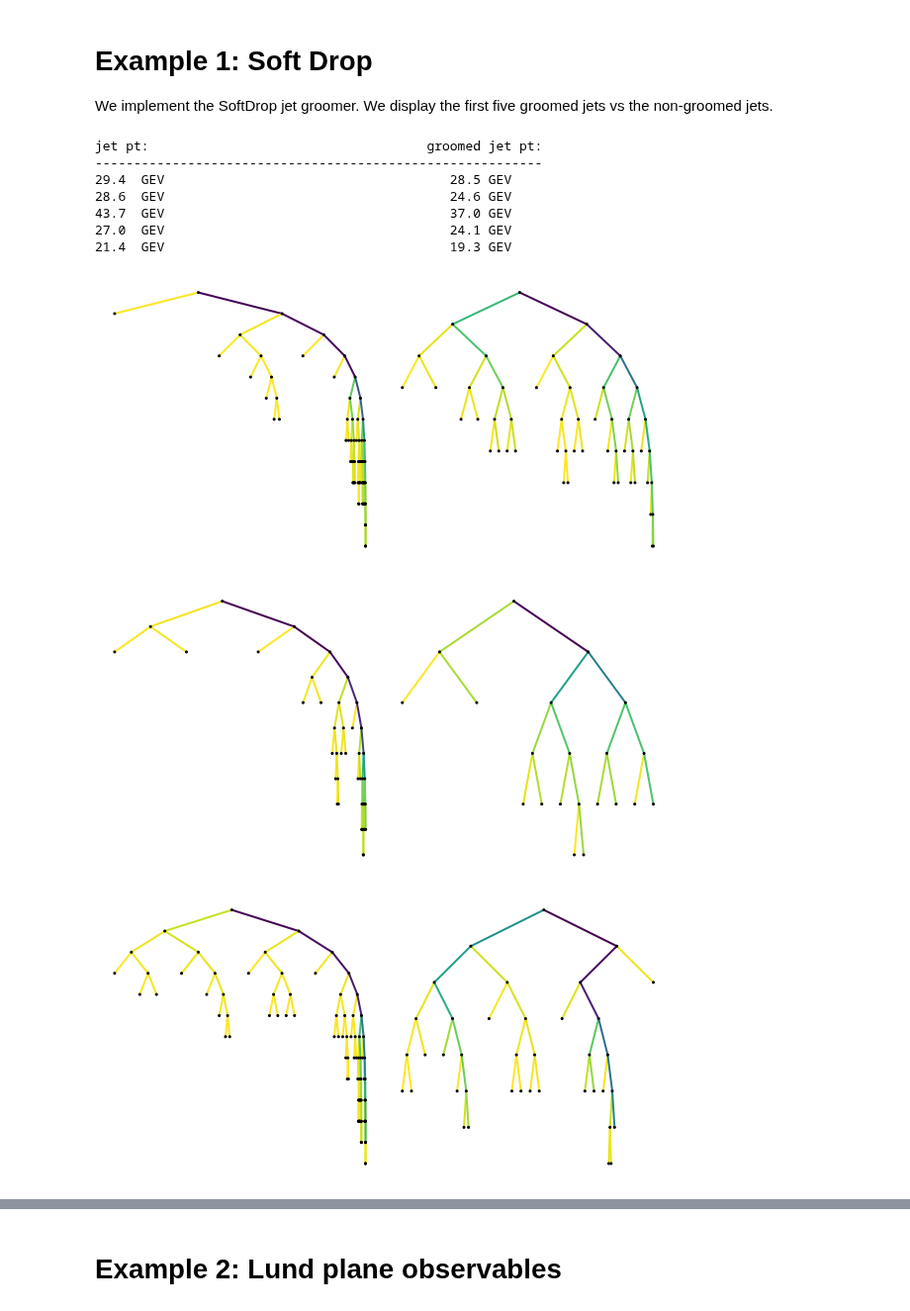
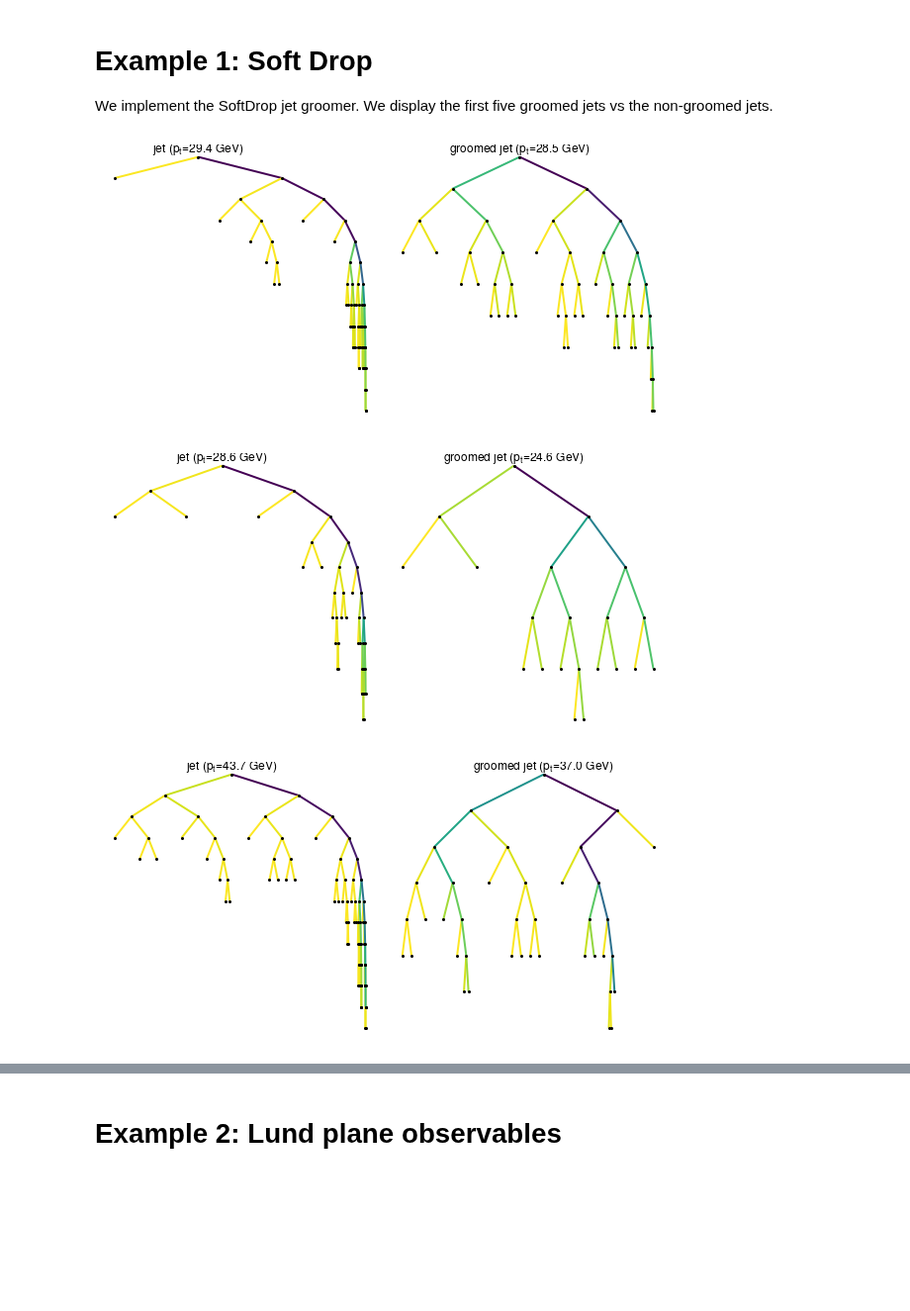
Before and after one commit to dfaroughy/JetDecluster, a Jupyter notebook: jet_trees_demo.ipynb, the cells around one changed output, grey strips where cells are left out. Shown at 99% size. Drawn from its saved outputs; the diff is of its cells as text; code cells hidden in the pictures; blank space fills up the shorter version.

```diff
--- a/jet_trees_demo.ipynb
+++ b/jet_trees_demo.ipynb
@@ -127,0 +153,14 @@ pd.DataFrame(M_adj)
+# %%
+with get_particles(data='events.hepmc', stop=2) as event:
+
+    for N,particles in enumerate(event):
+        sequence=cluster(particles, R=1., p=-1, ep=True)
+        jets=sequence.inclusive_jets(ptmin=20.0)
+
+        trees=[]
+        for n,jet in enumerate(jets):
+
+            tree=decluster(jet,jet_label="event={}, jet={}".format(N,n))
+            trees.append(tree)
+
+        draw_trees(trees, jet_label=True)
@@ -136,14 +178,13 @@ The node features and labels are computed at each subjet splitting from the inpu
 # %%
+from particle import Particle
+
 # feature example:
 
 def z(j,ja,jb):  # j -> ja jb, pt(ja) > pt(jb)
     z=min(ja.pt,jb.pt)/(ja.pt+jb.pt)
     return round(z,3)
 
-# label example:
-
-# this requires the 'particles' package for particle ID.
-from particle import Particle
+# label example: this requires the 'particles' package for particle ID.
 
 def get_particle_id(subjet):  # assigns particle ID to every final state particle (leaf nodes)
     if len(subjet)==1:
@@ -151,8 +192,8 @@ def get_particle_id(subjet):  # assigns particle ID to every final state particl
     else:
         return None
 
+
 # apply:
-
 with get_particles(data='events.hepmc', stop=1) as event:
     for particles in event:
 
@@ -176,7 +217,11 @@ with get_particles(data='events.hepmc', stop=1) as event:
                 print('---------------------------------------------------------------------------------------------------')
 
                 for n in nx.nodes(tree):
-                    print( '{:<8} {:<10} {:<10} {:<10} {}'.format(str(n), str(labels[n]) , str(features[n]),str(primary[n]), subjets[n]) )
+                    print( '{:<8} {:<10} {:<10} {:<10} {}'.format(n,
+                                                                  str(labels[n]),
+                                                                  str(features[n]),
+                                                                  str(primary[n]),
+                                                                  subjets[n]) )
             break
 # %% [output]
 ---------------------------------------------------------------------------------------------------
@@ -210,10 +255,12 @@ def SoftDrop(j, ja, jb, zcut=0.3, beta=1.0, R0=1.0):
     softdrop=( min(ja.pt,jb.pt)/(ja.pt+jb.pt) > zcut * pow(Delta/R0,beta) )
     return softdrop
 
+
+def jetlabel(jet):
+    return jet
+
+
 with get_particles(data='events.hepmc', stop=2) as event:
-
-    print('{0: <5} {1: >50} '.format('jet pt:','groomed jet pt:'))
-    print('----------------------------------------------------------')
 
     for particles in event:
 
@@ -221,44 +268,37 @@ with get_particles(data='events.hepmc', stop=2) as event:
         sequence=cluster(particles, R=R, p=-1, ep=True)  # cluster using anti-kt
         jets=sequence.inclusive_jets(ptmin=20.0)
 
         for jet in jets:
 
-            tree=decluster(jet, node_feature=SoftDrop, R=R)
+            tree=decluster(jet, node_feature=SoftDrop, jet_label=r'jet ($p_t$={} GeV)'.format(round(jet.pt,1)), R=R)
             tree_=tree.copy() # exact copy of tree to-be-groomed
 
             if tree:
 
                 subjets=nx.get_node_attributes(tree_,'pseudojet')
                 primary=nx.get_node_attributes(tree_,'primary_branch')
                 features=nx.get_node_attributes(tree_,'feature')
 
                 idx_drop=[]
 
                 for idx, softdrop in nx.get_node_attributes(tree_,'feature').items():
                     if primary[idx]:
                         if softdrop:
                             groom_idx=idx # get truncation node
                             break
                         else:
                             idx_drop.append(idx) # collect node that will be (soft)dropped
 
                 for node in idx_drop:
                     tree_.remove_node(node)
 
                 tree_groomed=nx.relabel_nodes(tree_.subgraph(max(nx.connected_components(tree_), key=len)), {idx:1})
                 jet_groomed=nx.get_node_attributes(tree_groomed,'pseudojet')[1]
 
-                draw_trees([tree,tree_groomed])
-
-                print('{0: <5} GEV {1: >40} GEV'.format(round(jet.pt,1), round(jet_groomed.pt,1)))
+                # add jet label to the groomed jet tree:
+                tree_groomed.add_node(1,jet_label=r'groomed jet ($p_t$={} GeV)'.format(round(jet_groomed.pt,1)))
+                draw_trees([tree,tree_groomed],jet_label=True)
 # %% [output]
-jet pt:                                    groomed jet pt:
-----------------------------------------------------------
-29.4  GEV                                     28.5 GEV
-28.6  GEV                                     24.6 GEV
-43.7  GEV                                     37.0 GEV
-27.0  GEV                                     24.1 GEV
-21.4  GEV                                     19.3 GEV
-[figure, old version]
+[figure, new version]
-[figure, old version]
+[figure, new version]
-[figure, old version]
+[figure, new version]
```
Also changed, not shown: parts of 6 cells of this notebook.
